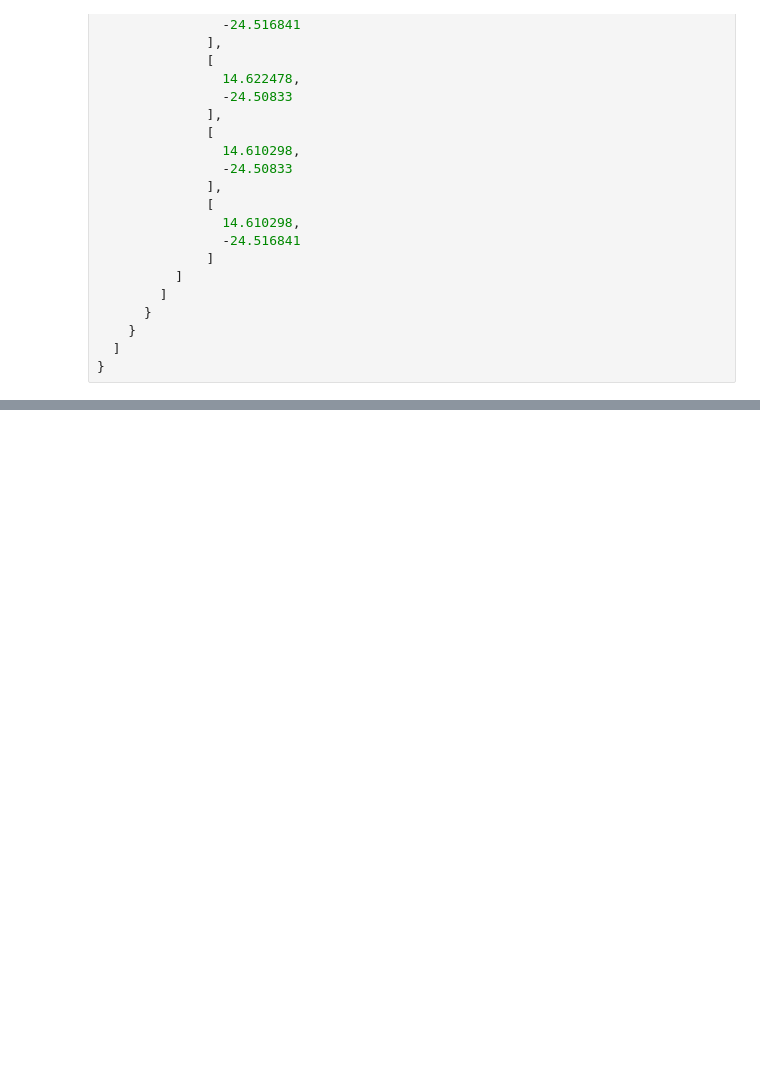
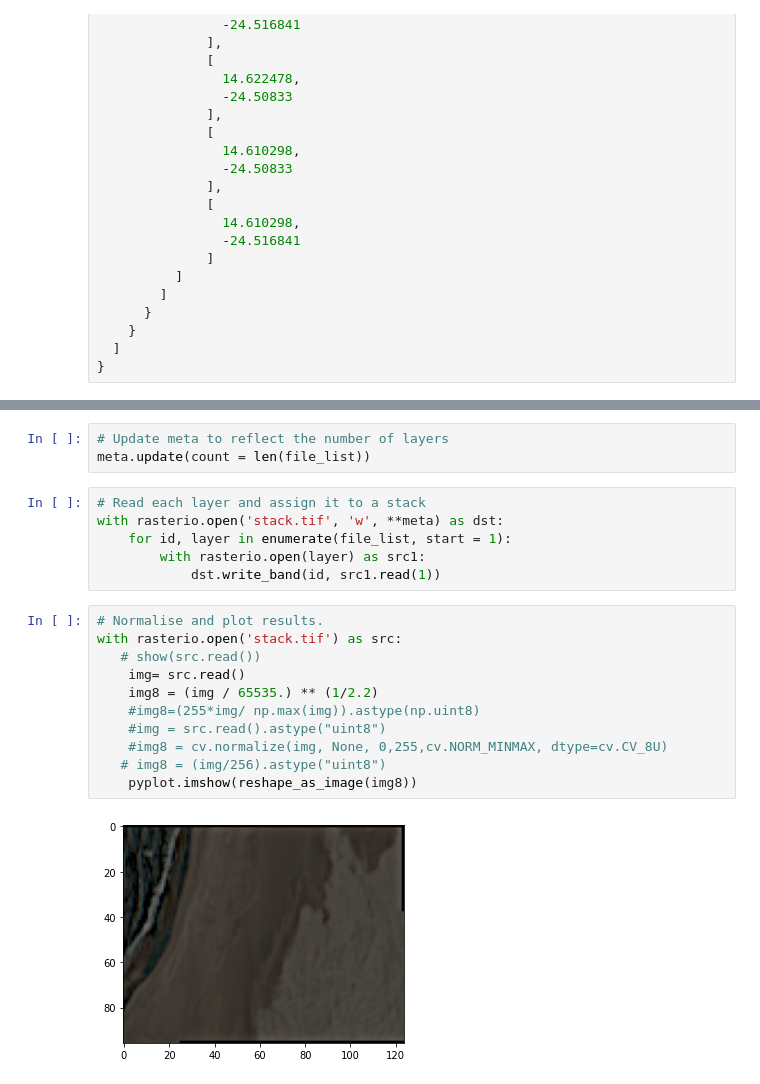
Before and after one commit to up42/up42-py, a Jupyter notebook: examples/data-block-examples/sentinel2-l2-a-geotiff-example.ipynb, the cells around one changed output, grey strips where cells are left out. Drawn from its saved outputs; the diff is of its cells as text; blank space fills up the shorter version.

Commit message:
updated to the correct sentinel2-l2-analytic data block. and used rasterio stacking method to visualise the data

```diff
--- a/examples/data-block-examples/sentinel2-l2-a-geotiff-example.ipynb
+++ b/examples/data-block-examples/sentinel2-l2-a-geotiff-example.ipynb
@@ -122,0 +167,22 @@ job.plot_results(figsize=(6,6))
+# %%
+# Update meta to reflect the number of layers
+meta.update(count = len(file_list))
+# %%
+# Read each layer and assign it to a stack
+with rasterio.open('stack.tif', 'w', **meta) as dst:
+    for id, layer in enumerate(file_list, start = 1):
+        with rasterio.open(layer) as src1:
+            dst.write_band(id, src1.read(1))
+# %%
+# Normalise and plot results.
+with rasterio.open('stack.tif') as src:
+   # show(src.read())
+    img= src.read()
+    img8 = (img / 65535.) ** (1/2.2)
+    #img8=(255*img/ np.max(img)).astype(np.uint8)
+    #img = src.read().astype("uint8")
+    #img8 = cv.normalize(img, None, 0,255,cv.NORM_MINMAX, dtype=cv.CV_8U)
+   # img8 = (img/256).astype("uint8")
+    pyplot.imshow(reshape_as_image(img8))
+# %% [output]
+[figure, added]
```
Also changed, not shown: parts of 16 cells of this notebook.
